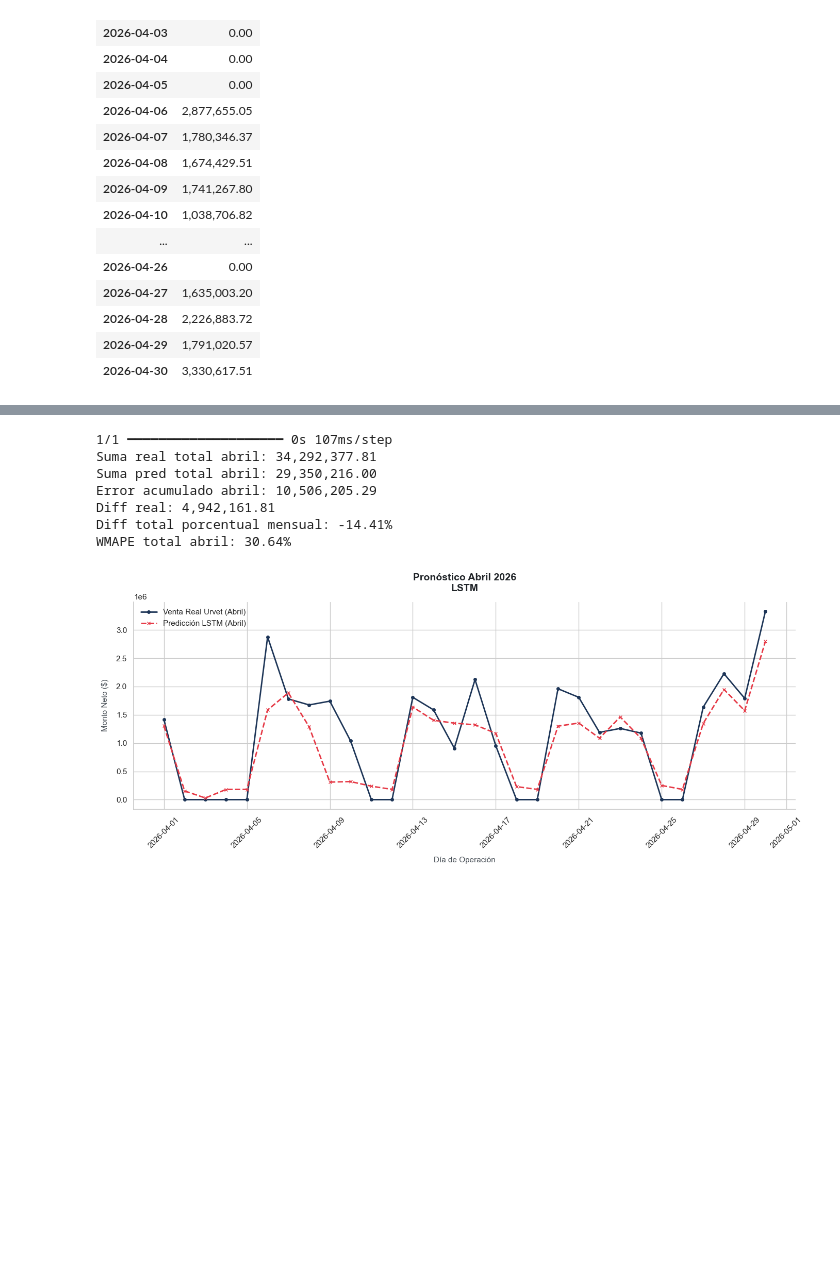
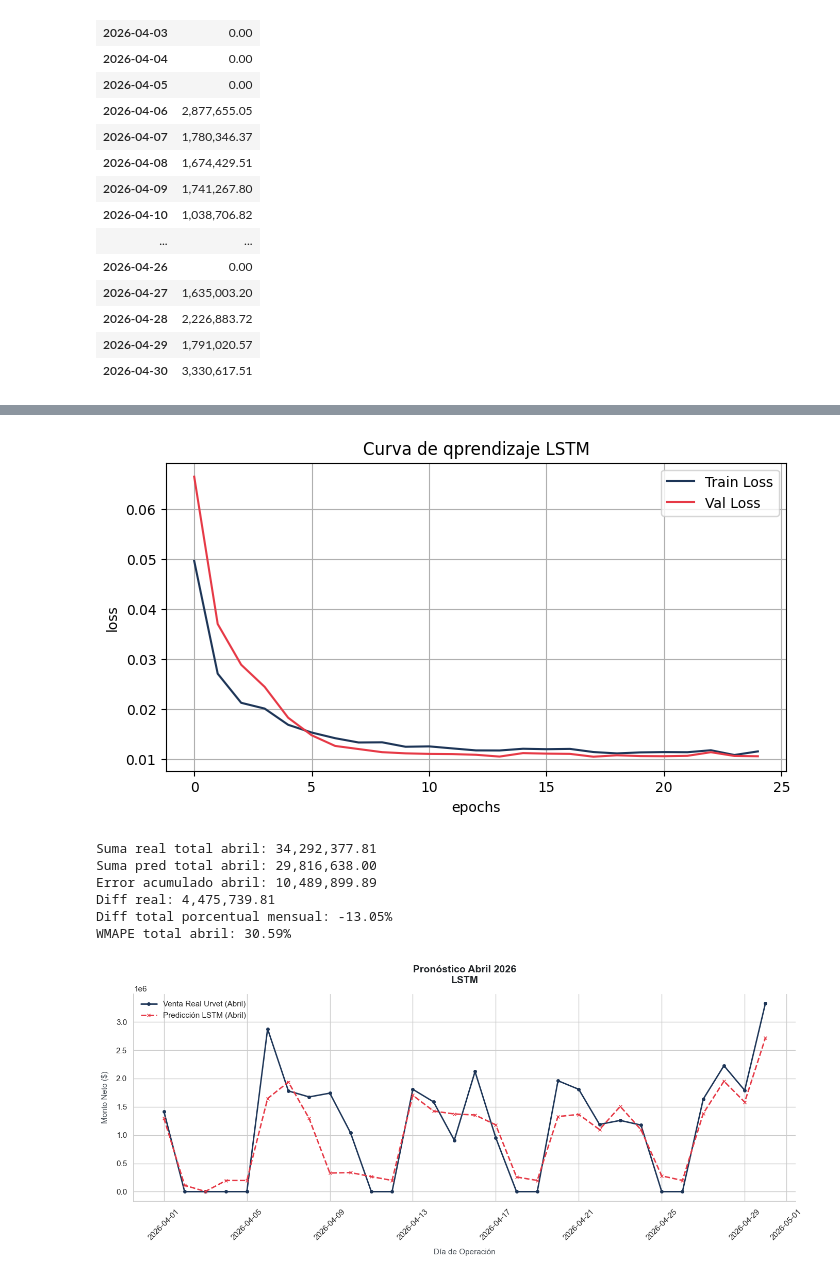
Before and after one commit to angelemmavelasco/JAPI, a Jupyter notebook: notebooks/model_testing/lstm.ipynb, the cells around one changed output, grey strips where cells are left out. Saved outputs shown, nothing was run; the diff lists cells and outputs as text; code cells hidden in the pictures; blank space fills up the shorter version.

Commit message:
update lstm workflow to get keras file

```diff
--- a/notebooks/model_testing/lstm.ipynb
+++ b/notebooks/model_testing/lstm.ipynb
@@ -327,0 +191,4 @@ plt.show()
+# %%
+#definición del directorio donde se guardarán los pesos, en caso de que el directporio no exista, se crea automaticamente
+lstm_dir = os.path.join(MODELS_DIR, "lstm")
+os.makedirs(lstm_dir, exist_ok=True)
@@ -328,16 +306,24 @@ plt.show()
+# %%
+history_log = pd.read_csv(os.path.join(lstm_dir, "history_ganador.csv"))
+
+plt.figure(figsize=(8, 4))
+plt.plot(history_log['loss'], label='Train Loss', color='#1d3557')
+plt.plot(history_log['val_loss'], label='Val Loss', color='#e63946')
+plt.title('Curva de qprendizaje LSTM')
+plt.xlabel('epochs')
+plt.ylabel('loss')
+plt.legend()
+plt.grid(True)
+plt.show()
+# %% [output]
+[figure, added]
 # %%
-#generacion de preds
-pred_scaled = model.predict(X_test_lstm)
+real_array = y_test_raw.values.flatten()
+pred_array = best_preds
 
-#desescalamiento
-predicciones_lstm = scaler_y.inverse_transform(pred_scaled)
-
-#trasnformar a arrays para calculo de metricas
-real_array = y_test_raw.values.flatten()
-pred_array = predicciones_lstm.flatten()
-
+#desviaciones y errores globales
 error = np.abs(real_array - pred_array)
-wape_puro = (np.sum(np.abs(real_array - pred_array)) / np.sum(real_array)) * 100
+wape_puro = (np.sum(error) / np.sum(real_array)) * 100
 diferencia_total_porcentual = ((pred_array.sum() - real_array.sum()) / real_array.sum()) * 100
 
 print(f"Suma real total abril: {real_array.sum():,.2f}")
@@ -347,13 +333,12 @@ print(f'Diff real: {real_array.sum() - pred_array.sum():,.2f}')
 print(f"Diff total porcentual mensual: {diferencia_total_porcentual:.2f}%")
 print(f"WMAPE total abril: {wape_puro:.2f}%")
 # %% [output]
-1/1 ━━━━━━━━━━━━━━━━━━━━ 0s 107ms/step
 Suma real total abril: 34,292,377.81
-Suma pred total abril: 29,350,216.00
-Error acumulado abril: 10,506,205.29
-Diff real: 4,942,161.81
-Diff total porcentual mensual: -14.41%
-WMAPE total abril: 30.64%
+Suma pred total abril: 29,816,638.00
+Error acumulado abril: 10,489,899.89
+Diff real: 4,475,739.81
+Diff total porcentual mensual: -13.05%
+WMAPE total abril: 30.59%
 # %%
 sns.set_theme(style="whitegrid")
 plt.figure(figsize=(14, 6), dpi=100)
```
Also changed, not shown: parts of 10 cells of this notebook, 4 other files.
